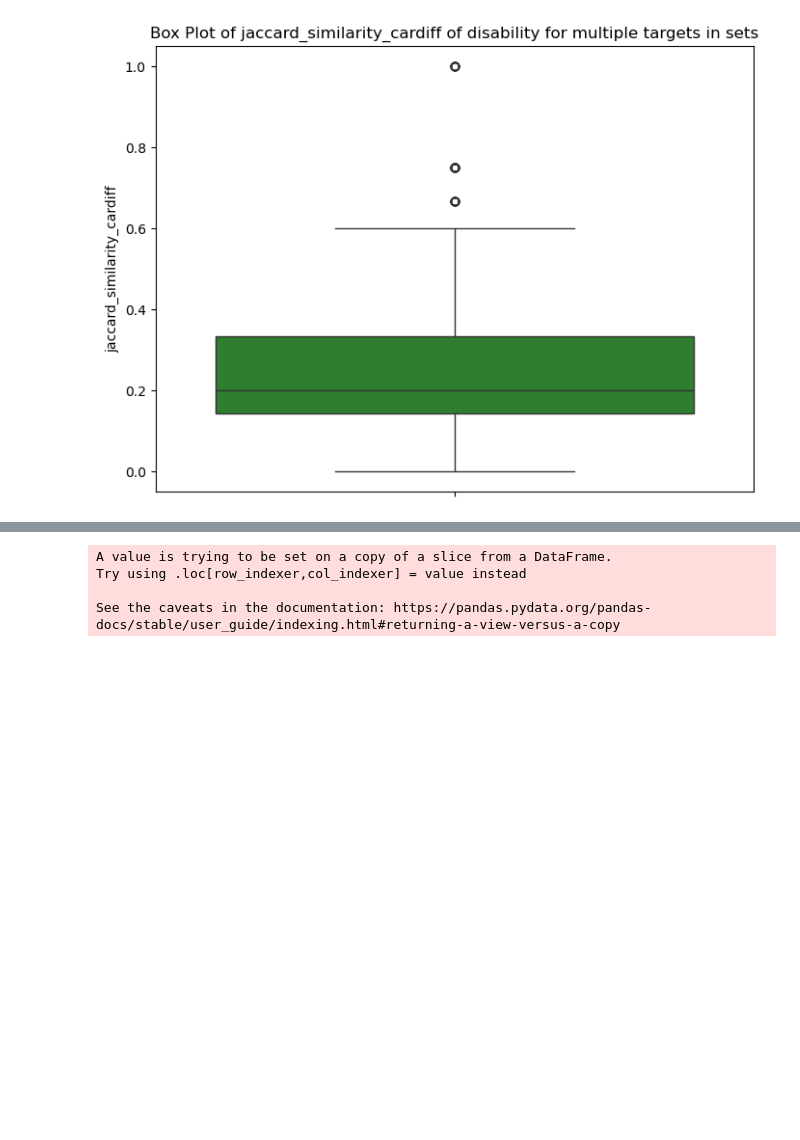
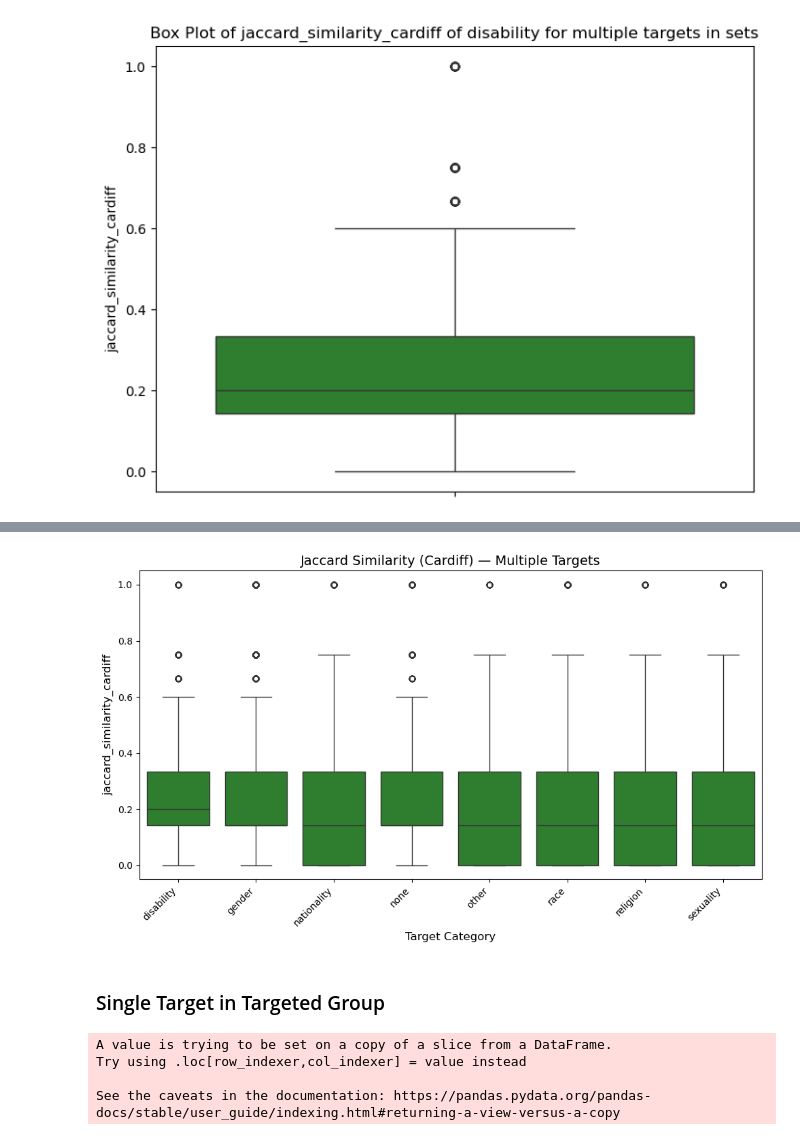
Before and after one commit to Takosaga/master_thesis, a Jupyter notebook: notebooks/09_comparing_LIME_SHAP.ipynb, the cells around one changed output, grey strips where cells are left out. Saved outputs shown, nothing was run; the diff lists cells and outputs as text; code cells hidden in the pictures; blank space fills up the shorter version.

```diff
--- a/notebooks/09_comparing_LIME_SHAP.ipynb
+++ b/notebooks/09_comparing_LIME_SHAP.ipynb
@@ -572,3 +598,13 @@ for category in category_names:
+# %%
+boxplot_by_target(
+    exploded_full_df,
+    'jaccard_similarity_cardiff',
+    'Jaccard Similarity (Cardiff) — Multiple Targets'
+)
+# %% [output]
+[figure, added]
+# %% [markdown]
+### Single Target in Targeted Group
 # %%
 single_target_full_df = full_df[
     full_df['extracted_target'].apply(lambda x: len(x) == 1)
```
Also changed, not shown: parts of 14 cells of this notebook, 1 other file.
